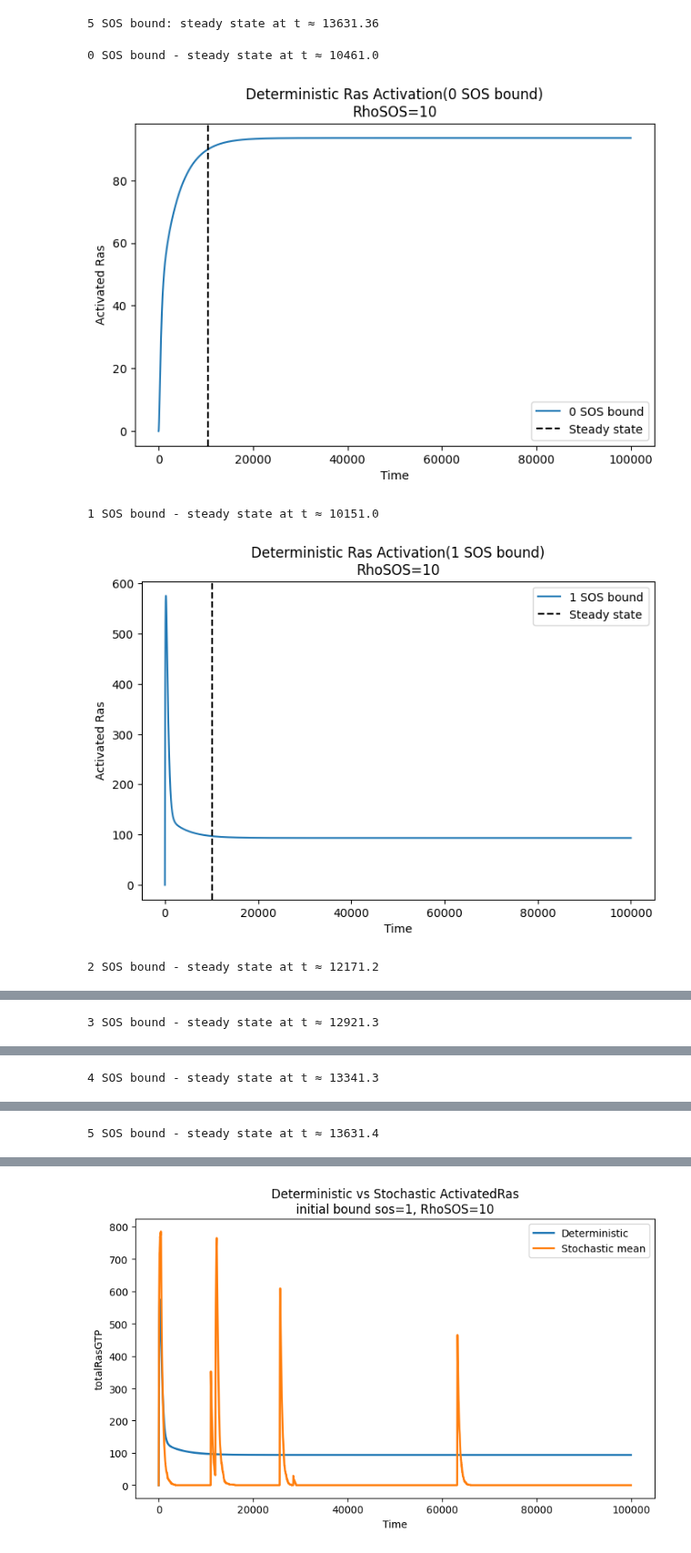
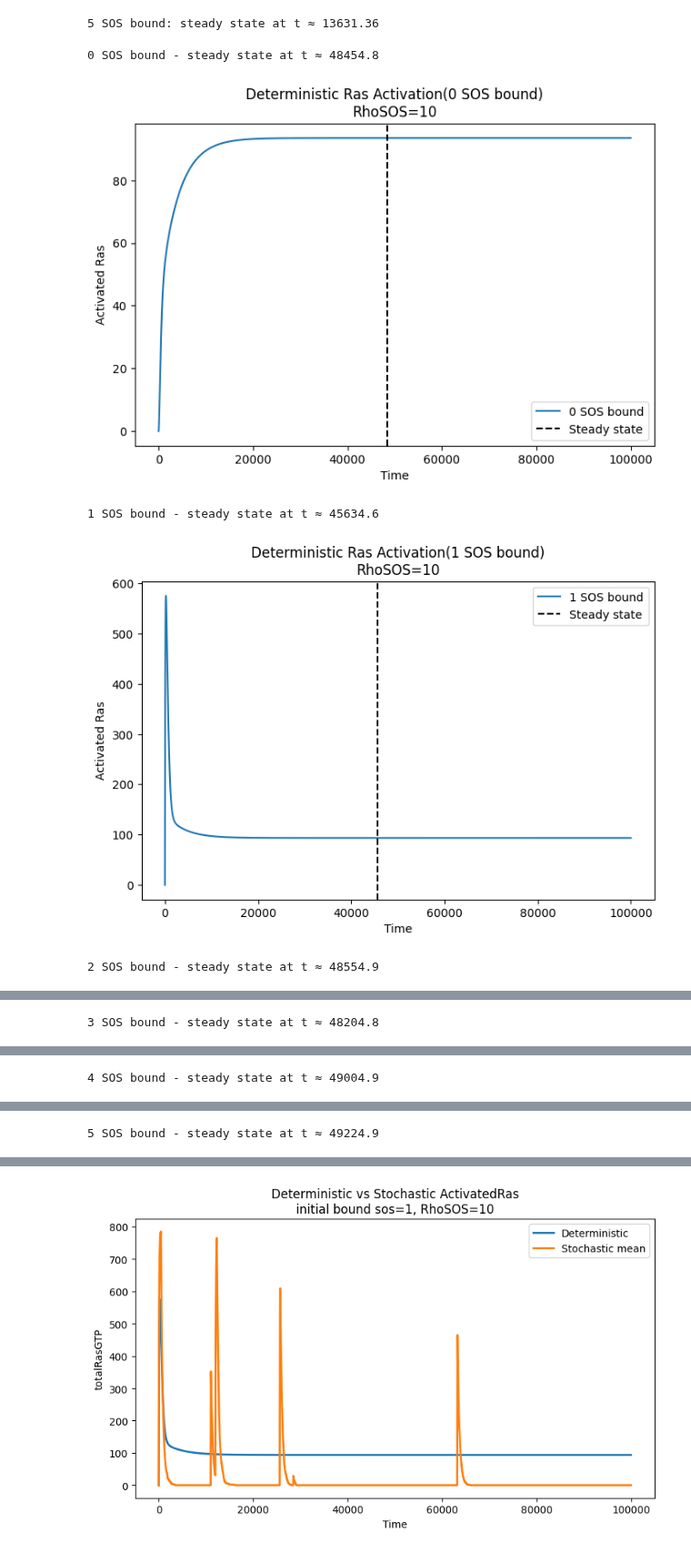
Before and after one commit to kyonosh/RasActivation-Simulator, a Jupyter notebook: timeSS.ipynb, the cells around one changed output, grey strips where cells are left out. Shown at 91% size. Cells and saved outputs as stored; diff of their text form; code cells hidden in the pictures.

```diff
--- a/timeSS.ipynb
+++ b/timeSS.ipynb
@@ -111,8 +95,8 @@ import numpy as np
 time = traj[:, 0]
 ras_gtp = traj[:, 1]
 
-eps = 1e-4  #  tolerance for change / difference
-window = 10  # number of consecutive points required
+tol = 1e-4  #  tolerance
+window = 10  # number of consecutive points
 
 final_value = ras_gtp[-1]
 
@@ -121,7 +105,7 @@ rel_change = np.abs(np.diff(ras_gtp)) / final_value
 
 steady_idx = None
 for i in range(len(rel_change) - window):
-    if np.all(rel_change[i:i+window] < eps):
+    if np.all(rel_change[i:i+window] < tol):
         steady_idx = i
         break
 
@@ -146,9 +130,9 @@ n_bound_list = [0, 1, 2, 3, 4, 5]
 t_end = 100000
 n_steps = 10000
 
-# steady-state detection parameters
-eps = 1e-4     # relative tolerance
-window = 20    # consecutive points required
+# steady-state detection
+tol = 1e-8     # relative change tolerance
+window = 20    # consecutive time points required
 
 for n_bound in n_bound_list:
 
@@ -171,36 +155,36 @@ for n_bound in n_bound_list:
     #  steady-state
     final_value = ras_gtp[-1]
     rel_change = np.abs(np.diff(ras_gtp)) / final_value
 
     steady_idx = None
     for i in range(len(rel_change) - window):
-        if np.all(rel_change[i:i+window] < eps):
+        if np.all(rel_change[i:i+window] < tol):
             steady_idx = i
             break
 
     if steady_idx is not None:
         t_steady = time[steady_idx]
         print(f"{n_bound} SOS bound - steady state at t ≈ {t_steady:.1f}")
     else:
         t_steady = None
         print(f"{n_bound} SOS bound - steady state NOT reached")
 
 
     plt.figure(figsize=(8,5))
     plt.plot(time, ras_gtp, label=f'{n_bound} SOS bound')
 
     if t_steady is not None:
         plt.axvline(t_steady, color='k', linestyle='--',
                     label='Steady state')
 
     plt.xlabel('Time')
     plt.ylabel('Activated Ras')
     plt.title(f'Deterministic Ras Activation({n_bound} SOS bound)\nRhoSOS={RhoSOS}')
     plt.legend()
     plt.show()
 # %% [output]
-0 SOS bound - steady state at t ≈ 10461.0
+0 SOS bound - steady state at t ≈ 48454.8
-[figure, old version]
+[figure, new version]
-1 SOS bound - steady state at t ≈ 10151.0
+1 SOS bound - steady state at t ≈ 45634.6
-[figure, old version]
+[figure, new version]
-2 SOS bound - steady state at t ≈ 12171.2
+2 SOS bound - steady state at t ≈ 48554.9
@@ -208 +192 @@ for n_bound in n_bound_list:
-3 SOS bound - steady state at t ≈ 12921.3
+3 SOS bound - steady state at t ≈ 48204.8
@@ -210 +194 @@ for n_bound in n_bound_list:
-4 SOS bound - steady state at t ≈ 13341.3
+4 SOS bound - steady state at t ≈ 49004.9
@@ -212 +196 @@ for n_bound in n_bound_list:
-5 SOS bound - steady state at t ≈ 13631.4
+5 SOS bound - steady state at t ≈ 49224.9
```
Also changed, not shown: parts of 13 cells of this notebook.
